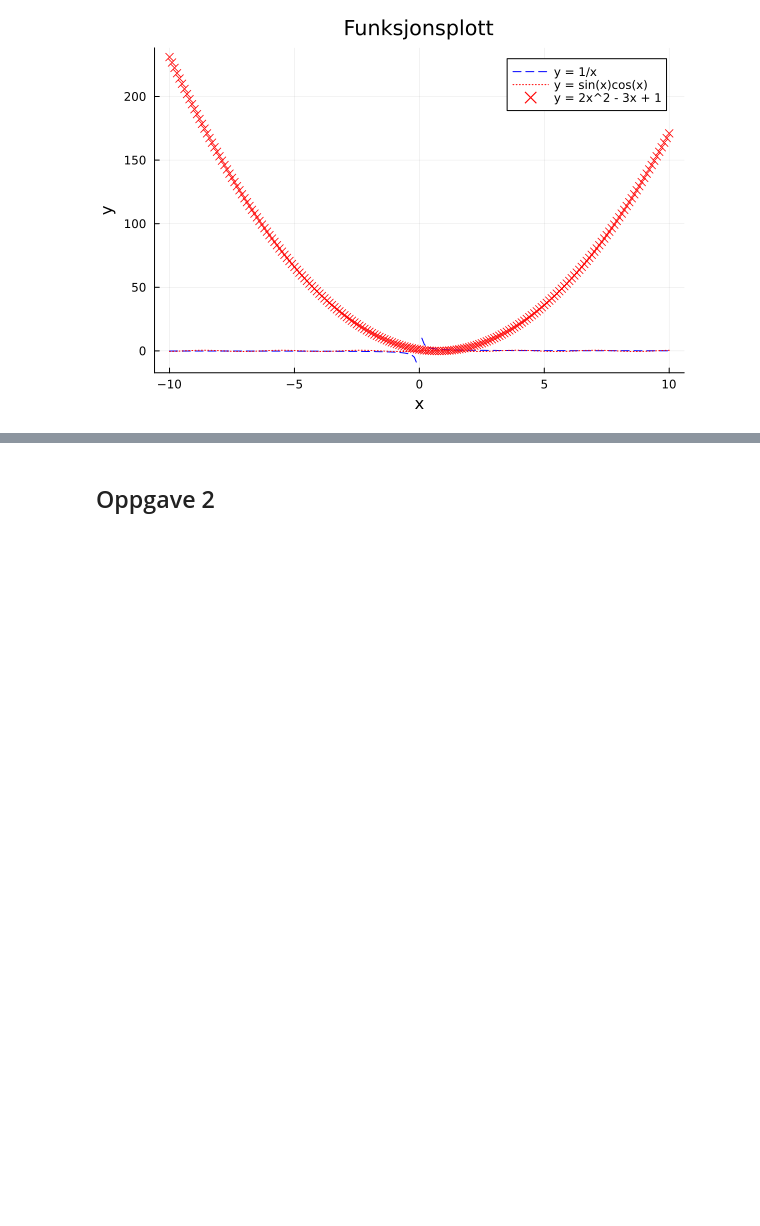
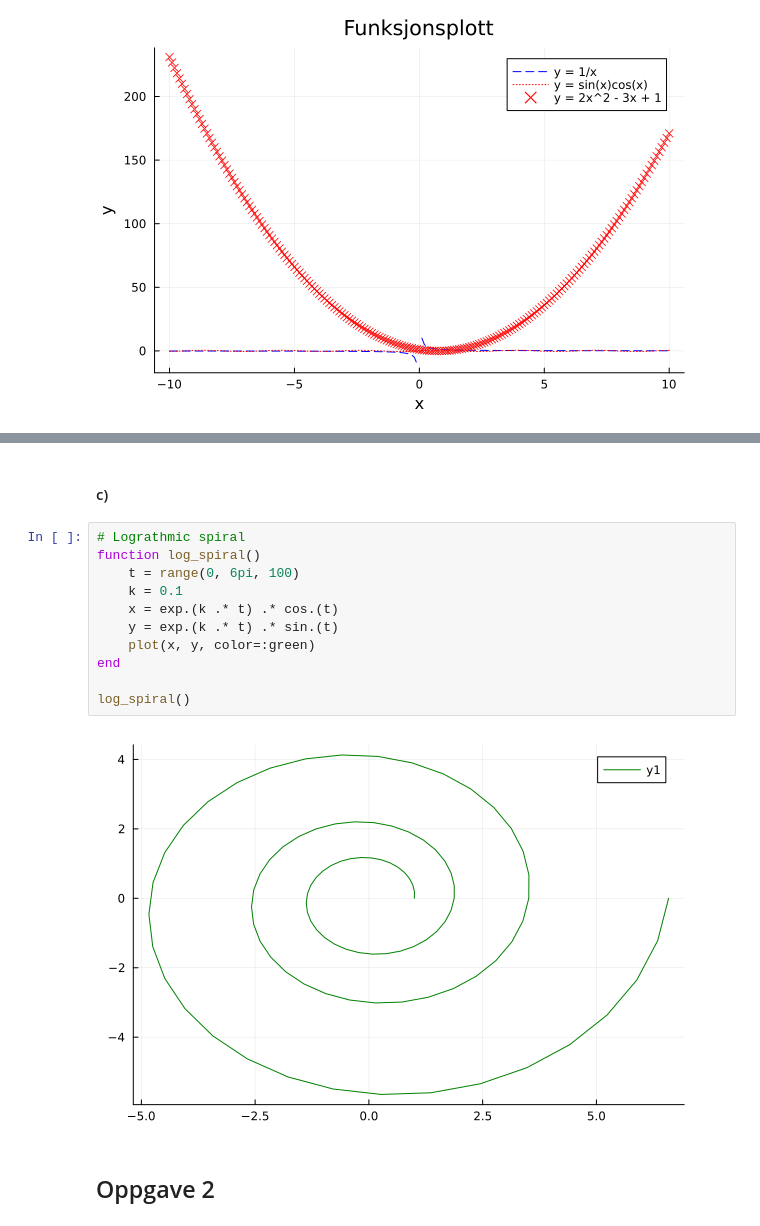
Before and after one commit to amirarfan/INF100, a Jupyter notebook: _build/html/_sources/x_oppgaver/oppgaver_uke39_losninger.ipynb, the cells around one changed output, grey strips where cells are left out. Saved outputs shown, nothing was run; the diff lists cells and outputs as text; blank space fills up the shorter version.

```diff
--- a/_build/html/_sources/x_oppgaver/oppgaver_uke39_losninger.ipynb
+++ b/_build/html/_sources/x_oppgaver/oppgaver_uke39_losninger.ipynb
@@ -31,3 +73,18 @@ plot_functions()
+# %% [markdown]
+#### c)
+# %%
+# Lograthmic spiral
+function log_spiral()
+    t = range(0, 6pi, 100)
+    k = 0.1
+    x = exp.(k .* t) .* cos.(t)
+    y = exp.(k .* t) .* sin.(t)
+    plot(x, y, color=:green)
+end
+
+log_spiral()
+# %% [output]
+[figure, added]
 # %% [markdown]
 ## Oppgave 2
 # %%
```
Also changed, not shown: parts of 9 cells of this notebook, 30 other files.
